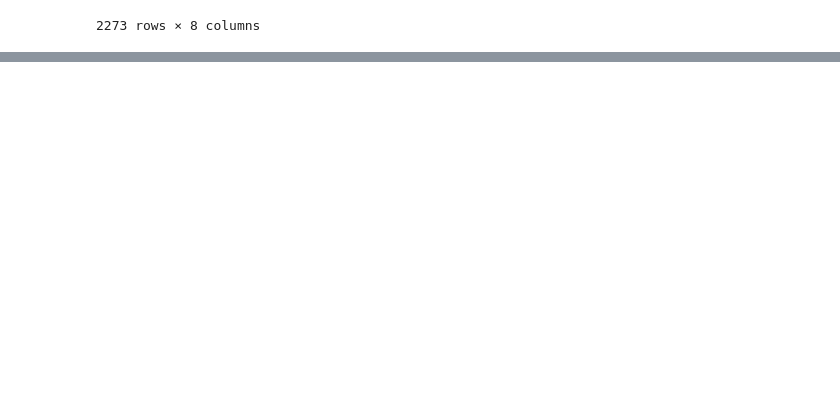
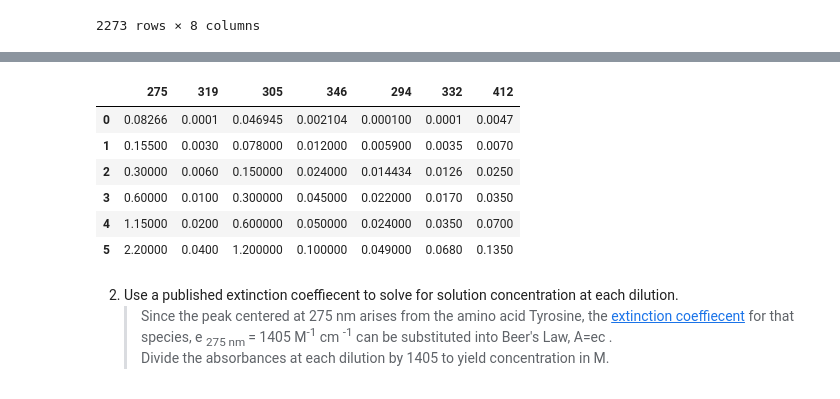
Before and after one commit to Leah-Bontreger/His_Xlink, a Jupyter notebook: StandardCurve_Deconvolution.ipynb, the cells around one changed output, grey strips where cells are left out. Saved outputs shown, nothing was run; the diff lists cells and outputs as text; code cells hidden in the pictures; blank space fills up the shorter version.

```diff
--- a/StandardCurve_Deconvolution.ipynb
+++ b/StandardCurve_Deconvolution.ipynb
@@ -340,6 +360,14 @@ print(popt[18:21])
 [  0.01443389 294.9         13.1       ]
 [  0.0126 332.9     28.1   ]
 [  0.02499995 412.6         35.8       ]
+# %%
+Dil4 = { '275' :popt[0],
+        '319' :popt[3],
+        '305' : popt[6],
+        '346': popt[9],
+        '294' : popt[12],
+        '332': popt[15],
+        '412': popt[18]}
 # %%
 xx = df['Wavelength']
 plt.plot(xx, df['Dilution 4'], '-', color='#CCCCCC', linewidth=4, label='Data')
@@ -414,6 +441,14 @@ print(popt[18:21])
 [  0.022 294.9    13.1  ]
 [  0.017 332.9    28.1  ]
 [  0.03499999 412.6         35.6       ]
+# %%
+Dil3 = { '275' :popt[0],
+        '319' :popt[3],
+        '305' : popt[6],
+        '346': popt[9],
+        '294' : popt[12],
+        '332': popt[15],
+        '412': popt[18]}
 # %%
 xx = df['Wavelength']
 plt.plot(xx, df['Dilution 3'], '-', color='#CCCCCC', linewidth=4, label='Data')
@@ -488,6 +522,14 @@ print(popt[18:21])
 [  0.024 294.9    13.1  ]
 [  0.035 333.1    28.1  ]
 [  0.07 412.4   35.8 ]
+# %%
+Dil2 = { '275' :popt[0],
+        '319' :popt[3],
+        '305' : popt[6],
+        '346': popt[9],
+        '294' : popt[12],
+        '332': popt[15],
+        '412': popt[18]}
 # %%
 xx = df['Wavelength']
 plt.plot(xx, df['Dilution 2'], '-', color='#CCCCCC', linewidth=4, label='Data')
@@ -605,0 +658,15 @@ Deconv_Dil1.to_csv(filepath)
+# %%
+peak_maxes = pd.DataFrame(data=(Dil6,Dil5,Dil4,Dil3,Dil2,Dil1))
+peak_maxes
+# %% [output]
+|  | 275 | 319 | 305 | 346 | 294 | 332 | 412 |
+| 0 | 0.08266 | 0.0001 | 0.046945 | 0.002104 | 0.000100 | 0.0001 | 0.0047 |
+| 1 | 0.15500 | 0.0030 | 0.078000 | 0.012000 | 0.005900 | 0.0035 | 0.0070 |
+| 2 | 0.30000 | 0.0060 | 0.150000 | 0.024000 | 0.014434 | 0.0126 | 0.0250 |
+| 3 | 0.60000 | 0.0100 | 0.300000 | 0.045000 | 0.022000 | 0.0170 | 0.0350 |
+| 4 | 1.15000 | 0.0200 | 0.600000 | 0.050000 | 0.024000 | 0.0350 | 0.0700 |
+| 5 | 2.20000 | 0.0400 | 1.200000 | 0.100000 | 0.049000 | 0.0680 | 0.1350 |
+# %% [markdown]
+2. Use a published extinction coeffiecent to solve for solution concentration at each dilution.
+   > Since the peak centered at 275 nm arises from the amino acid Tyrosine, the [extinction coeffiecent](https://omlc.org/spectra/PhotochemCAD/html/092.html) for that species, e <sub> 275 nm </sub> = 1405 M<sup>-1</sup> cm <sup>-1</sup> can be substituted into Beer's Law, A=ec . <br>
+   > Divide the absorbances at each dilution by 1405 to yield concentration in M.
```
Also changed, not shown: parts of 22 cells of this notebook.
